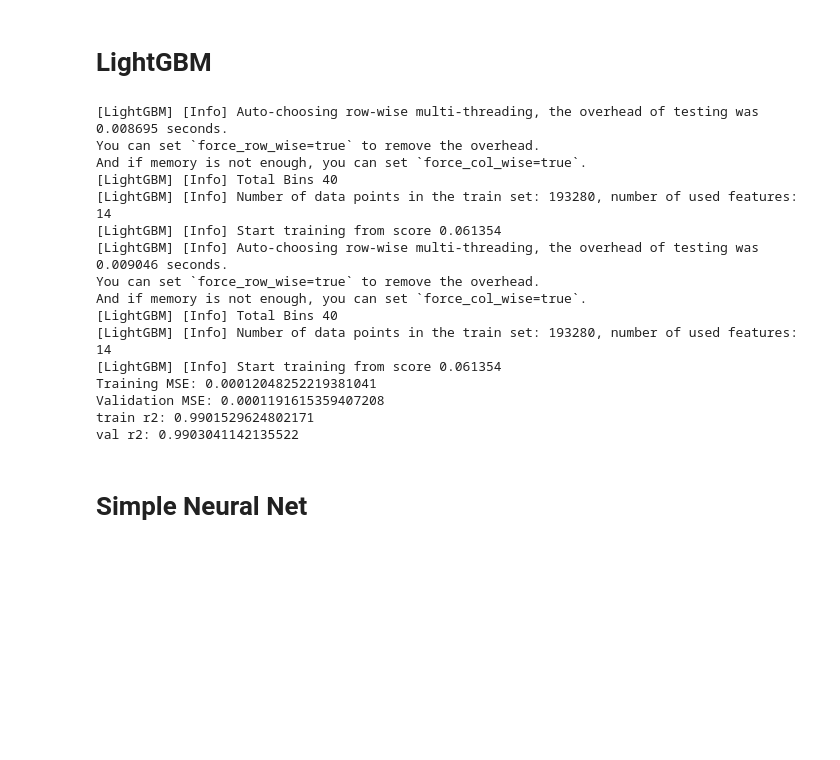
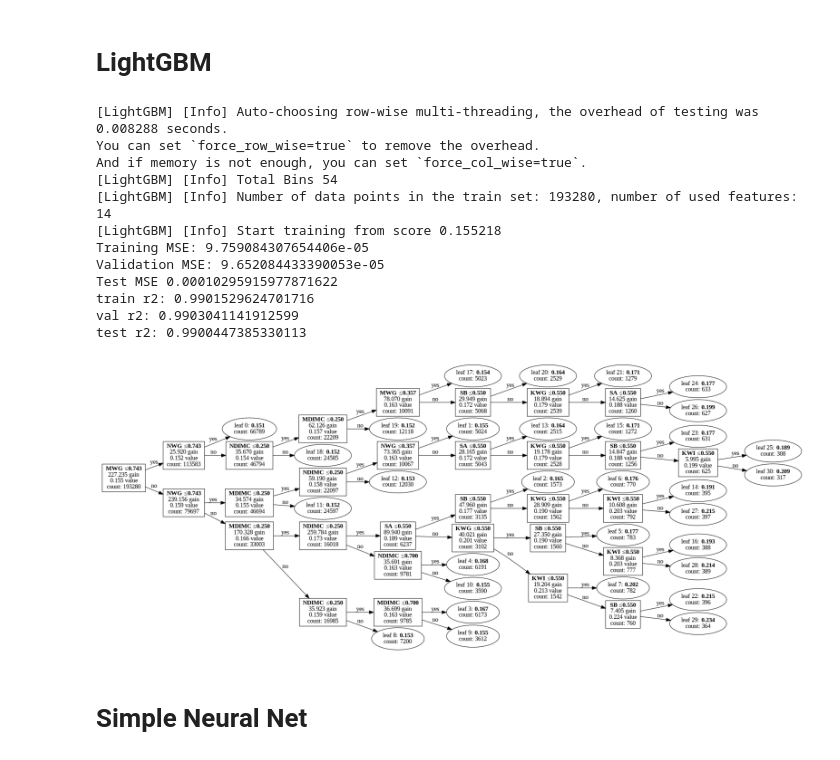
Before and after one commit to afrenkai/DS-3010-Final, a Jupyter notebook: Main.ipynb, the cells around one changed output. Drawn from its saved outputs; the diff is of its cells as text; code cells hidden in the pictures; blank space fills up the shorter version.

```diff
--- a/Main.ipynb
+++ b/Main.ipynb
@@ -82,58 +110,56 @@ x_test, y_test = preprocess(test_df)
 # LightGBM
 # %%
 
-train_data = lgb.Dataset(x_tr, label=y_tr)
-# Create a LightGBM dataset for testing with features X_val and labels Y_val,
-# and specify the reference dataset as train_data for consistent evaluation
-val_data = lgb.Dataset(x_val, label=y_val, reference=train_data)
-params = {
-    'objective': 'regression',
-    'metric': 'mse',
-    'boosting_type': 'gbdt',
-    'num_leaves': 31,
-    'learning_rate': 0.05,
-    'feature_fraction': 0.9,
-}
+# train_data = lgb.Dataset(x_tr, label=y_tr)
+# # Create a LightGBM dataset for testing with features X_val and labels Y_val,
+# # and specify the reference dataset as train_data for consistent evaluation
+# val_data = lgb.Dataset(x_val, label=y_val, reference=train_data)
+# params = {
+#     'objective': 'regression',
+#     'metric': 'mse',
+#     'boosting_type': 'gbdt',
+#     'num_leaves': 31,
+#     'learning_rate': 0.05,
+#     'feature_fraction': 0.9,
+# }
 
-num_round = 100
-bst = lgb.train(params, train_data, num_round, valid_sets=[
-                val_data])
+# num_round = 100
+# bst = lgb.train(params, train_data, num_round, valid_sets=[
+#                 val_data])A
 
-
-# Create an instance of the LightGBM Regressor with the RMSE metric.
 model = LGBMRegressor(metric='mse')
 
-# Train the model using the training data.
 model.fit(x_tr, y_tr)
 
 
-#use as a basis for test
 y_train = model.predict(x_tr)
 y_v = model.predict(x_val)
-
+y_te = model.predict(x_test)
 
 print("Training MSE:", mse(y_tr, y_train))
 print("Validation MSE:", mse(y_val, y_v))
-
+print("Test MSE", mse(y_test, y_te))
 print('train r2:', r2_score(y_tr, y_train))
 print('val r2:', r2_score(y_val, y_v))
+print('test r2:', r2_score(y_test, y_te))
 # %% [output]
-[LightGBM] [Info] Auto-choosing row-wise multi-threading, the overhead of testing was 0.008695 seconds.
+[LightGBM] [Info] Auto-choosing row-wise multi-threading, the overhead of testing was 0.008288 seconds.
 You can set `force_row_wise=true` to remove the overhead.
 And if memory is not enough, you can set `force_col_wise=true`.
-[LightGBM] [Info] Total Bins 40
+[LightGBM] [Info] Total Bins 54
 [LightGBM] [Info] Number of data points in the train set: 193280, number of used features: 14
-[LightGBM] [Info] Start training from score 0.061354
-[LightGBM] [Info] Auto-choosing row-wise multi-threading, the overhead of testing was 0.009046 seconds.
-You can set `force_row_wise=true` to remove the overhead.
-And if memory is not enough, you can set `force_col_wise=true`.
-[LightGBM] [Info] Total Bins 40
-[LightGBM] [Info] Number of data points in the train set: 193280, number of used features: 14
-[LightGBM] [Info] Start training from score 0.061354
-Training MSE: 0.00012048252219381041
-Validation MSE: 0.0001191615359407208
-train r2: 0.9901529624802171
-val r2: 0.9903041142135522
+[LightGBM] [Info] Start training from score 0.155218
+Training MSE: 9.759084307654406e-05
+Validation MSE: 9.652084433390053e-05
+Test MSE 0.00010295915977871622
+train r2: 0.9901529624701716
+val r2: 0.9903041141912599
+test r2: 0.9900447385330113
+# %%
+ax = lgb.plot_tree(model, tree_index=0, figsize=(20, 10), show_info=['split_gain', 'internal_value', 'internal_count', 'leaf_count'])
+plt.show()
+# %% [output]
+[figure, added]
 # %% [markdown]
 # Simple Neural Net
 # %%
```
Also changed, not shown: parts of 11 cells of this notebook.
